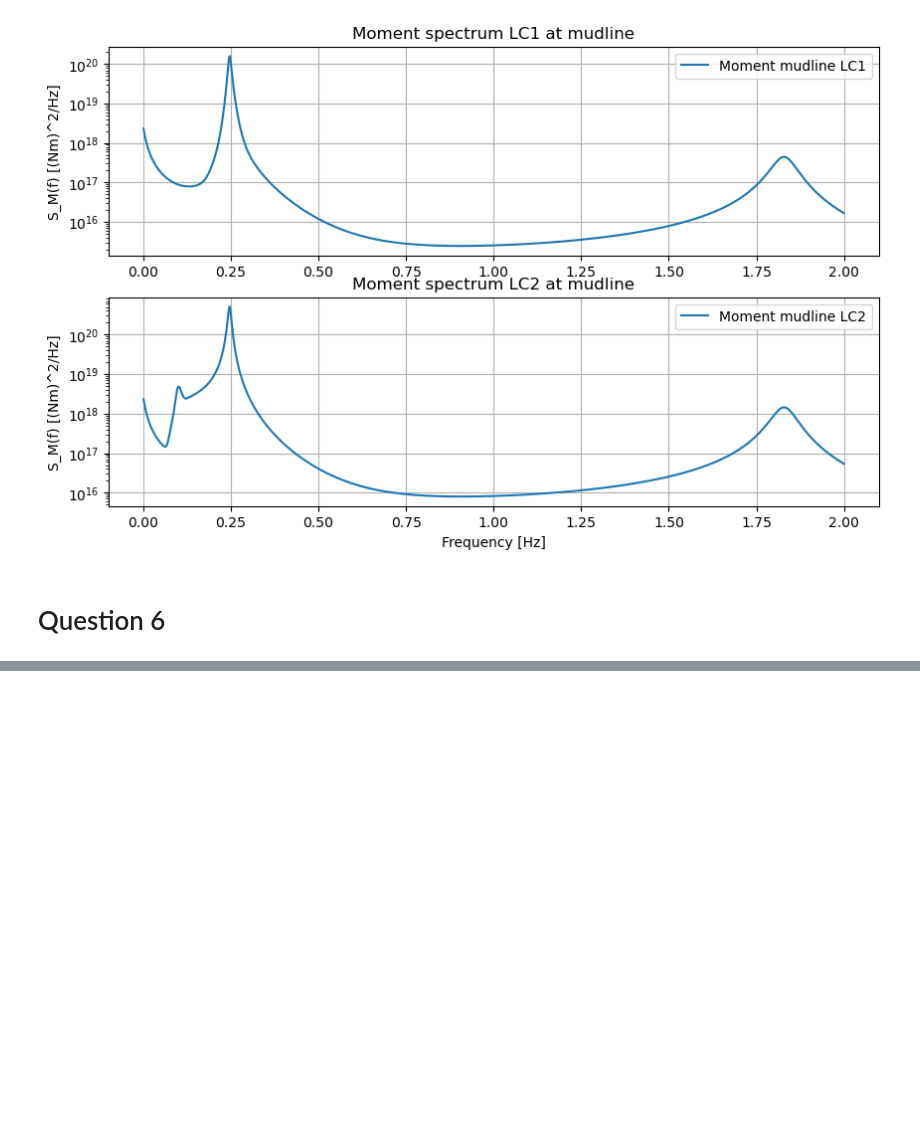
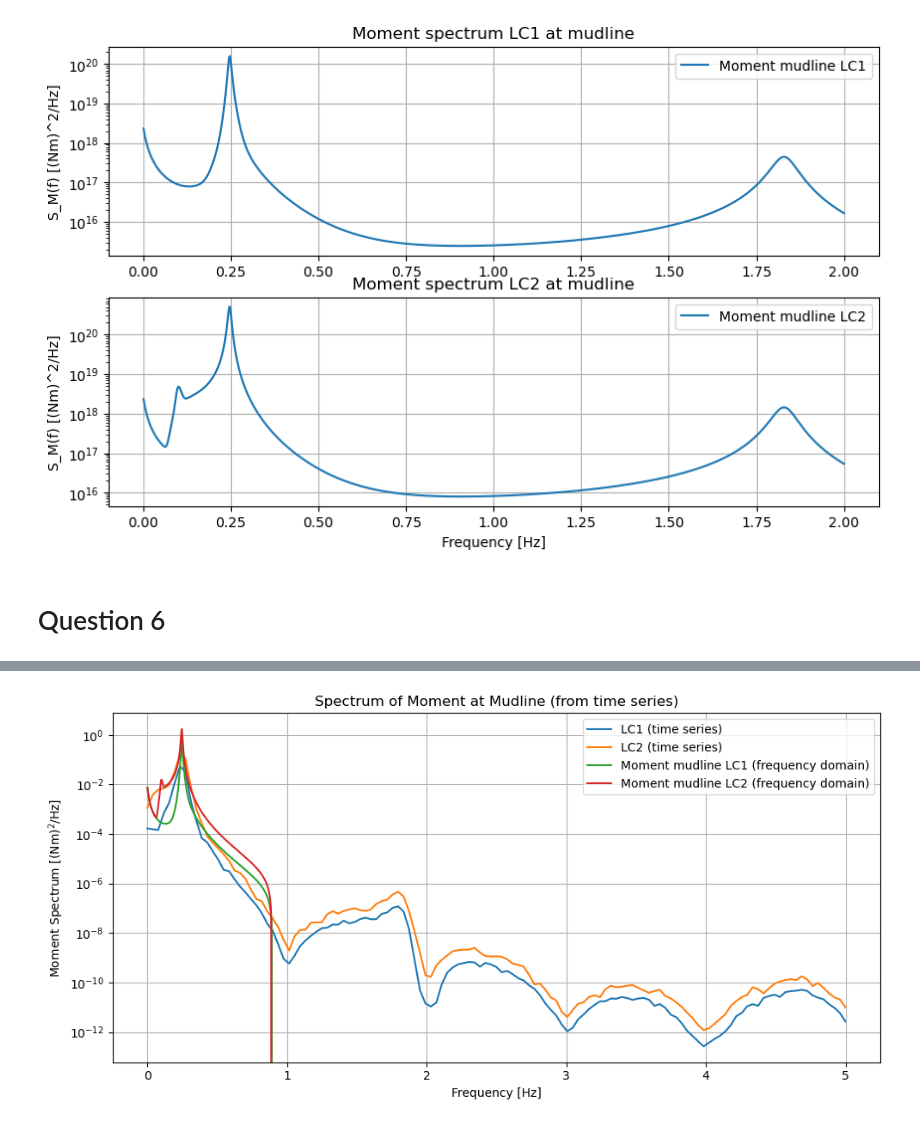
Before and after one commit to Lymone96/CIEM5220-Group2, a Jupyter notebook: 2_WW/WW_Assignment (Question 1-4).ipynb, the cells around one changed output, grey strips where cells are left out. Cells and saved outputs as stored; diff of their text form; code cells hidden in the pictures; blank space fills up the shorter version.

```diff
--- a/2_WW/WW_Assignment (Question 1-4).ipynb
+++ b/2_WW/WW_Assignment (Question 1-4).ipynb
@@ -926,0 +1144,26 @@ print(KC)
+# %%
+from scipy.signal import welch
+
+# The moment at the mudline time series for both load cases
+# M_mudline_LC1 and M_mudline_LC2 are already computed in cell 54
+
+# Use Welch's method to estimate the power spectral density
+fs = 1 / (time_eval[1] - time_eval[0])  # Sampling frequency from time vector
+
+f_mudline_LC1, S_x_top_LC1_ts = welch(sol1.y[22], fs=fs, nperseg=256)
+f_mudline_LC2, S_x_top_LC2_ts = welch(sol2.y[22], fs=fs, nperseg=256)
+
+# Plot the spectra
+plt.figure(figsize=(10, 5))
+plt.semilogy(f_mudline_LC1, S_x_top_LC1_ts, label='LC1 (time series)')
+plt.semilogy(f_mudline_LC2, S_x_top_LC2_ts, label='LC2 (time series)')
+plt.semilogy(frequencies, Sx_LC1[22], label=f'Moment mudline LC1 (frequency domain)')
+plt.semilogy(frequencies, Sx_LC2[22], label=f'Moment mudline LC2 (frequency domain)')
+plt.xlabel('Frequency [Hz]')
+plt.ylabel('Moment Spectrum [(Nm)$^2$/Hz]')
+plt.title('Spectrum of Moment at Mudline (from time series)')
+plt.grid()
+plt.legend()
+plt.tight_layout()
+# %% [output]
+[figure, added]
```
Also changed, not shown: parts of 17 cells of this notebook.
